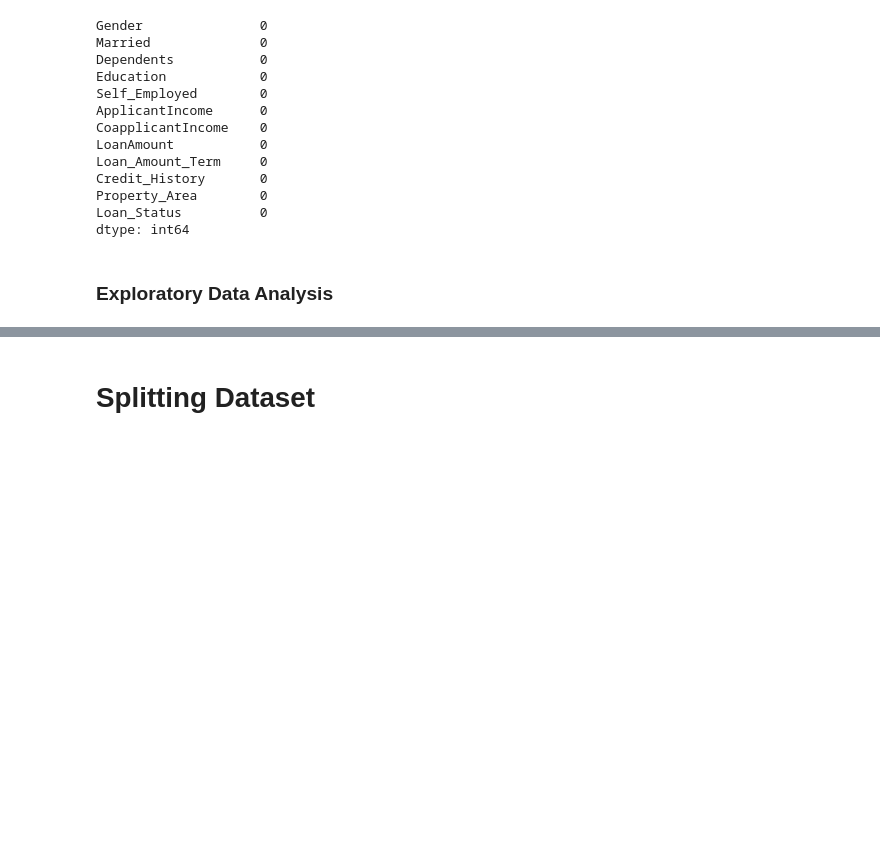
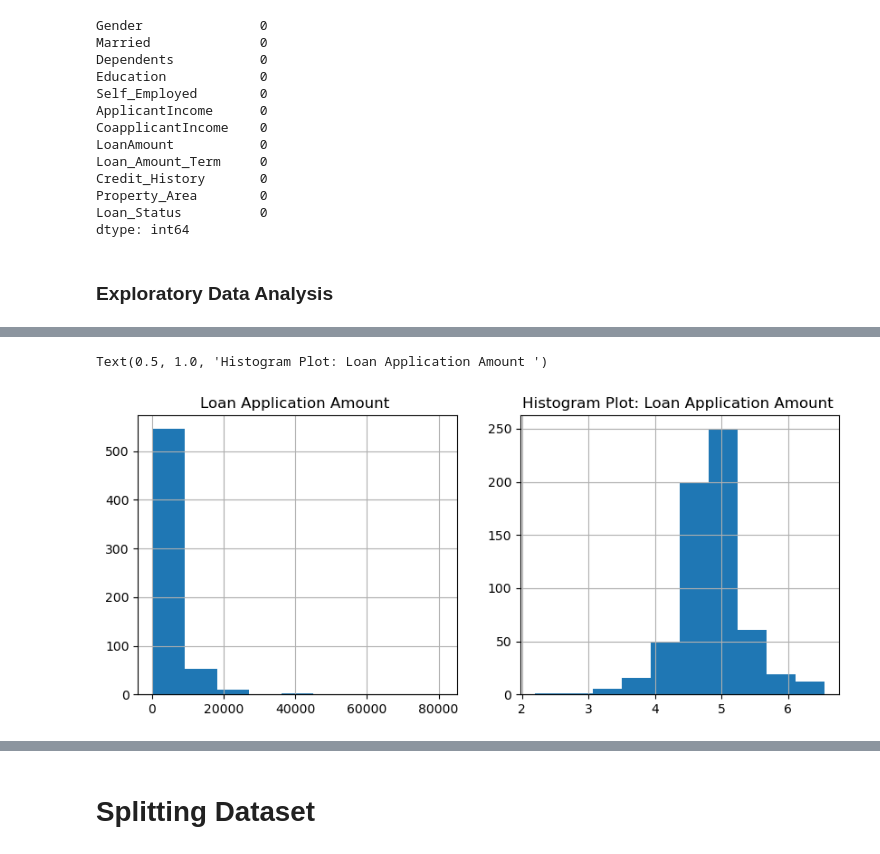
Before and after one commit to johncuevas51/Project_4_Group7, a Jupyter notebook: Loan_prediction_spark.ipynb, the cells around one changed output, grey strips where cells are left out. Drawn from its saved outputs; the diff is of its cells as text; code cells hidden in the pictures; blank space fills up the shorter version.

```diff
--- a/Loan_prediction_spark.ipynb
+++ b/Loan_prediction_spark.ipynb
@@ -250,0 +264,13 @@ Name: Education, dtype: int64
+# %%
+
+plt.figure(figsize=(10, 4))
+plt.subplot(1, 2, 1)
+data['ApplicantIncome'].hist(bins=9)
+plt.title("Loan Application Amount ")
+plt.subplot(1, 2, 2)
+plt.grid()
+plt.hist(np.log(data['LoanAmount']))
+plt.title("Histogram Plot: Loan Application Amount ")
+# %% [output]
+Text(0.5, 1.0, 'Histogram Plot: Loan Application Amount ')
+[figure, added]
```
Also changed, not shown: parts of 17 cells of this notebook.
